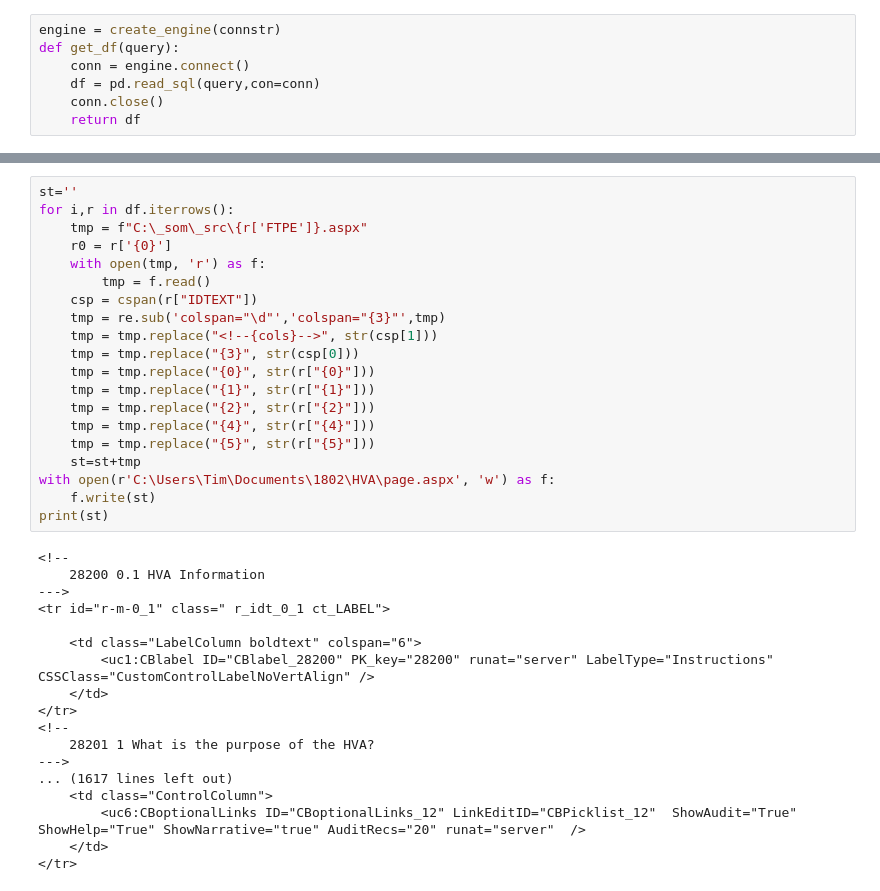
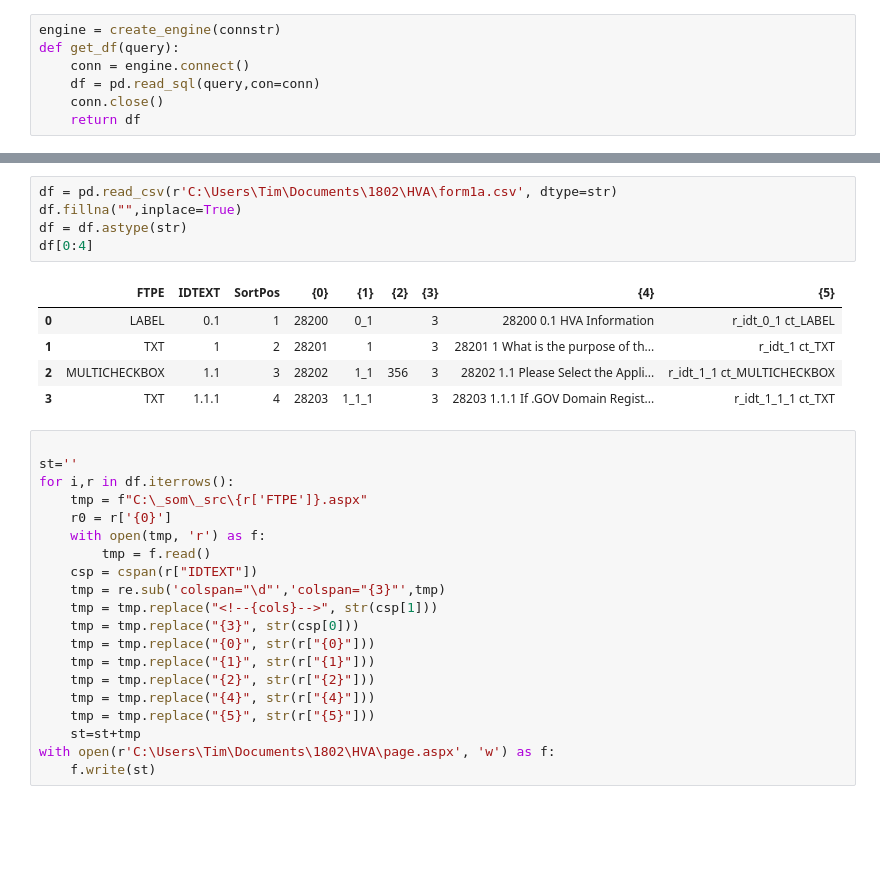
Before and after one commit to tmnkopp/PythonAutomation, a Jupyter notebook: DataCodeGen/18022022-CTRL.ipynb, the cells around one changed output, grey strips where cells are left out. Saved outputs shown, nothing was run; the diff lists cells and outputs as text; blank space fills up the shorter version.

```diff
--- a/DataCodeGen/18022022-CTRL.ipynb
+++ b/DataCodeGen/18022022-CTRL.ipynb
@@ -53,4 +54,16 @@ df[0:4]
+# %%
+df = pd.read_csv(r'C:\Users\Tim\Documents\1802\HVA\form1a.csv', dtype=str)
+df.fillna("",inplace=True)
+df = df.astype(str)
+df[0:4]
+# %% [output]
+|  | FTPE | IDTEXT | SortPos | {0} | {1} | {2} | {3} | {4} | {5} |
+| 0 | LABEL | 0.1 | 1 | 28200 | 0_1 |  | 3 | 28200 0.1 HVA Information | r_idt_0_1 ct_LABEL |
+| 1 | TXT | 1 | 2 | 28201 | 1 |  | 3 | 28201 1 What is the purpose of th... | r_idt_1 ct_TXT |
+| 2 | MULTICHECKBOX | 1.1 | 3 | 28202 | 1_1 | 356 | 3 | 28202 1.1 Please Select the Appli... | r_idt_1_1 ct_MULTICHECKBOX |
+| 3 | TXT | 1.1.1 | 4 | 28203 | 1_1_1 |  | 3 | 28203 1.1.1 If .GOV Domain Regist... | r_idt_1_1_1 ct_TXT |
 # %%
+
 st=''
 for i,r in df.iterrows():
     tmp = f"C:\_som\_src\{r['FTPE']}.aspx"
@@ -69,22 +82,3 @@ for i,r in df.iterrows():
     st=st+tmp
 with open(r'C:\Users\Tim\Documents\1802\HVA\page.aspx', 'w') as f:
     f.write(st)
-print(st)
-# %% [output]
-<!--
-    28200 0.1 HVA Information
---->
-<tr id="r-m-0_1" class=" r_idt_0_1 ct_LABEL">
-
-    <td class="LabelColumn boldtext" colspan="6">
-        <uc1:CBlabel ID="CBlabel_28200" PK_key="28200" runat="server" LabelType="Instructions" CSSClass="CustomControlLabelNoVertAlign" />
-    </td>
-</tr>
-<!--
-    28201 1 What is the purpose of the HVA?
---->
-... (1617 lines left out)
-    <td class="ControlColumn">
-        <uc6:CBoptionalLinks ID="CBoptionalLinks_12" LinkEditID="CBPicklist_12"  ShowAudit="True" ShowHelp="True" ShowNarrative="true" AuditRecs="20" runat="server"  />
-    </td>
-</tr>
```
Also changed, not shown: parts of 5 cells of this notebook.
